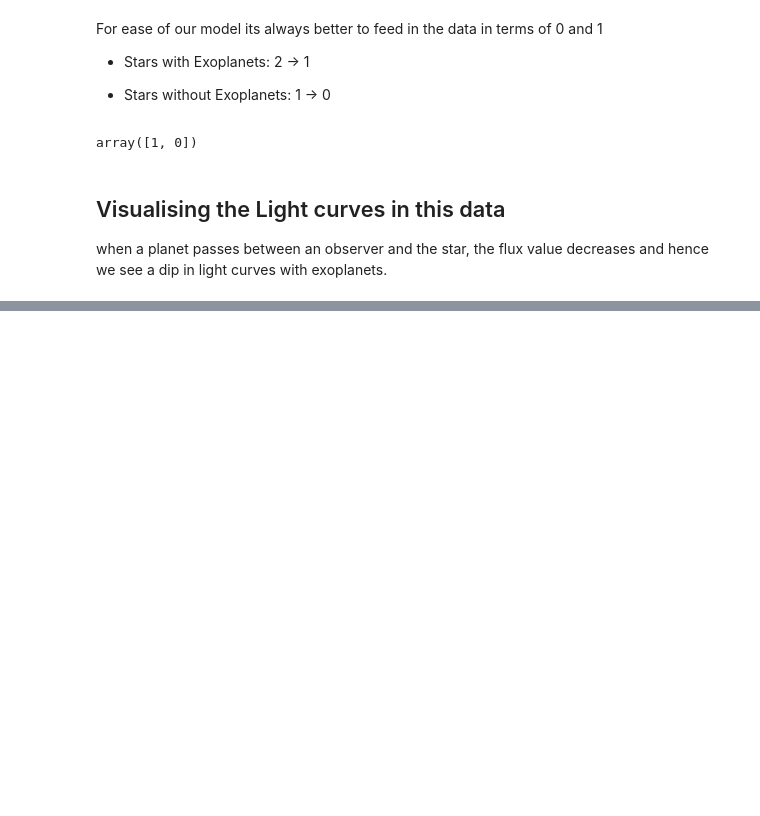
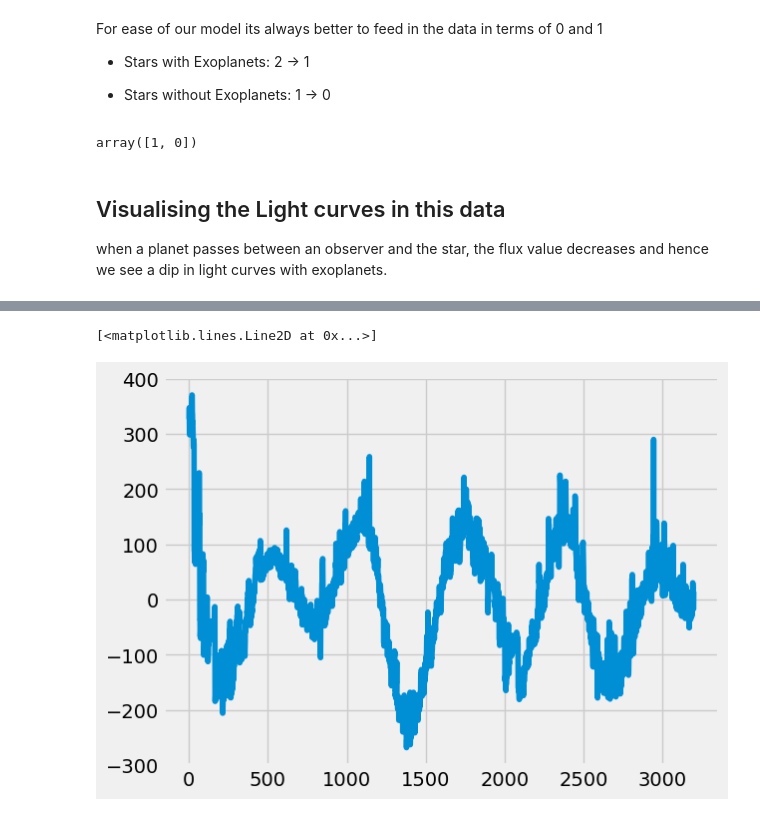
Before and after one commit to mahursh/Exoplanets_Hunting_with_ML, a Jupyter notebook: Exoplanets_.ipynb, the cells around one changed output, grey strips where cells are left out. Drawn from its saved outputs; the diff is of its cells as text; code cells hidden in the pictures; blank space fills up the shorter version.

```diff
--- a/Exoplanets_.ipynb
+++ b/Exoplanets_.ipynb
@@ -197,3 +197,6 @@ array([1, 0])
 when a planet passes between an observer and the star, the flux value decreases and hence we see a dip in light curves with exoplanets.
 # %% [markdown]
 <img src="https://upload.wikimedia.org/wikipedia/commons/8/88/Exoplanet_transit_method.gif" width="800">
+# %%
+plot_df = train_df.drop(["LABEL"], axis = 1)
+plot_df
@@ -199,0 +217,8 @@ when a planet passes between an observer and the star, the flux value decreases
+# %%
+# Plot a random star from the plot df
+time = range(1, 3198)
+flux_val = plot_df.iloc[3,:].values
+plt.plot(time, flux_val)
+# %% [output]
+[<matplotlib.lines.Line2D at 0x...>]
+[figure, added]
```
Also changed, not shown: parts of 1 cell of this notebook.
